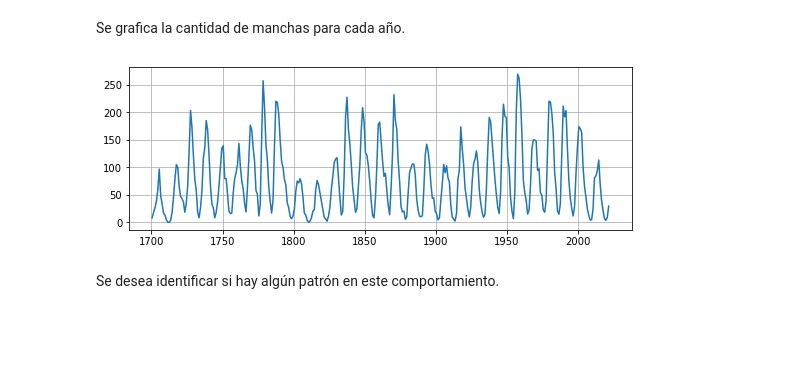
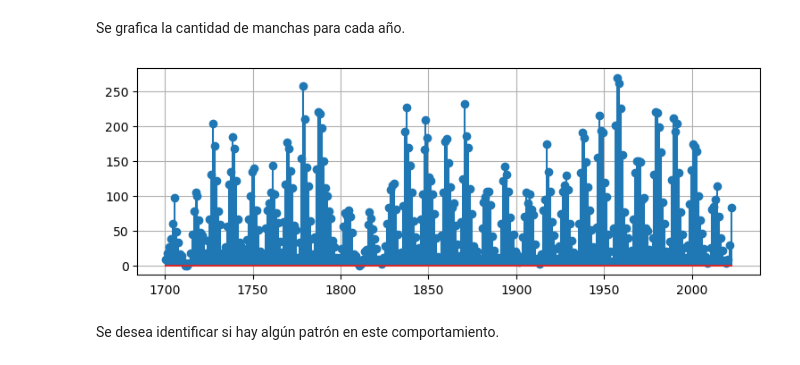
Before and after one commit to pierrediazp/Se-ales_y_Sistemas, a Jupyter notebook: ManchasSolares.ipynb, the cells around one changed output. Drawn from its saved outputs; the diff is of its cells as text; code cells hidden in the pictures; blank space fills up the shorter version.

```diff
--- a/ManchasSolares.ipynb
+++ b/ManchasSolares.ipynb
@@ -64,14 +48,14 @@ datos
 # %% [markdown]
 Se grafica la cantidad de manchas para cada año.
 # %%
-x = datos["NumManchas"]
-t = datos["Fecha"]
+x = list(datos["NumManchas"])
+t = list(datos["Fecha"])
 plt.rcParams['figure.figsize'] = 9, 3
-plt.plot(t,x)
+plt.stem(t,x)
 #plt.xlim([1850,1900])
 plt.grid()
 # %% [output]
-[figure, old version]
+[figure, new version]
 # %% [markdown]
 Se desea identificar si hay algún patrón en este comportamiento.
 # %% [markdown]
```
Also changed, not shown: parts of 15 cells of this notebook, 1 other file.
